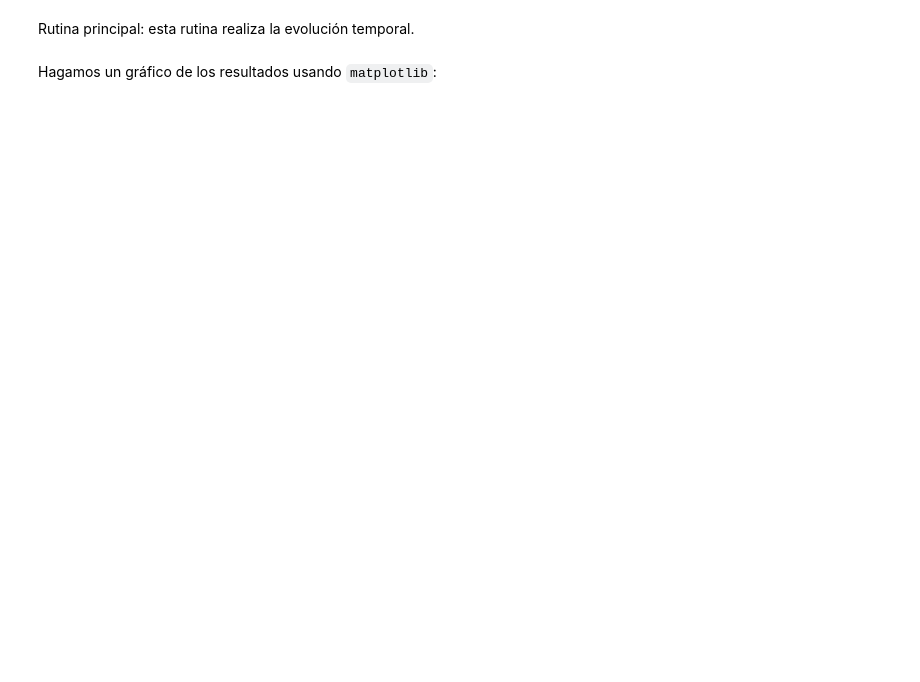
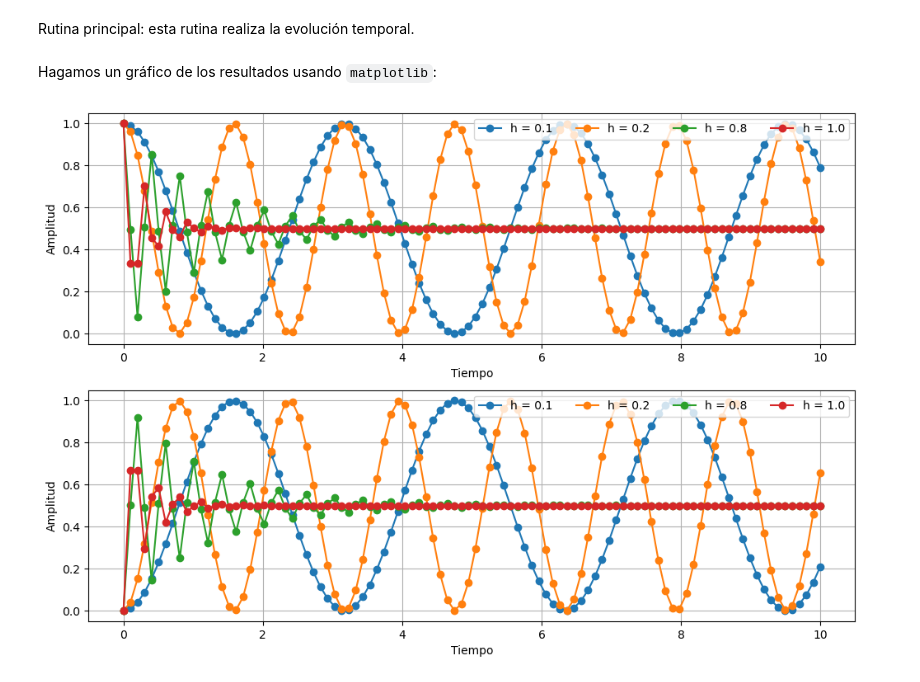
Before and after one commit to HernanBC/LabsComputacional, a Jupyter notebook: lab2/dynamics.ipynb, the cells around one changed output. Cells and saved outputs as stored; diff of their text form; code cells hidden in the pictures; blank space fills up the shorter version.

```diff
--- a/lab2/dynamics.ipynb
+++ b/lab2/dynamics.ipynb
@@ -159,6 +159,7 @@ Note que dicha función genera un arreglo con valores temporales homogéneos. Cu
 # %%
 # Su código aquí
 # Utilice el nombre "h" para la variable que contiene el paso temporal
+h = 0.1
 # %% [markdown]
 Ahora creamos una rutina para realizar la evolución temporal. Primero, necesitamos una copia del operador que representa el estado inicial. Esto se puede hacer con el método `copy()` del módulo `numpy`:
 # %%
@@ -199,0 +199,50 @@ import matplotlib.pyplot as plt
+# %%
+h_list = [0.1, 0.2, 0.8, 1.0]
+
+stateQuant00_list = np.zeros((len(h_list),times.size))
+
+stateQuant11_list = np.zeros((len(h_list),times.size))
+# %%
+for i in range(len(h_list)):
+	yInit = yCopy
+	for tt in range(times.size):
+
+		stateQuant00_list[i][tt] = yInit[0,0]
+		stateQuant11_list[i][tt] = yInit[1,1]
+
+		yN = rk4(dyn_generator,oOper,yInit,h_list[i])
+
+		yInit = yN
+# %%
+import matplotlib.pyplot as plt
+
+# Código aquí ->
+# Juegue con el valor de h para probar que utilizando valores grandes de h la dinámica se vuelve inestable
+
+fig, ax = plt.subplots(2,1 , figsize = (12,8))
+
+# Grafica del estado |00>
+for i in range(len(h_list)):
+
+	ax[0].plot(times, stateQuant00_list[i], '-o',label = f"h = {h_list[i]}")
+
+ax[0].set_ylabel("Amplitud")
+ax[0].set_xlabel("Tiempo")
+ax[0].grid()
+
+ax[0].legend(loc = "upper right" , ncol= 4)
+
+# Grafica del estado |11>
+for i in range(len(h_list)):
+
+	ax[1].plot(times, stateQuant11_list[i],  '-o', label = f"h = {h_list[i]}")
+
+ax[1].set_ylabel("Amplitud")
+ax[1].set_xlabel("Tiempo")
+ax[1].grid()
+
+ax[1].legend(loc = "upper right",ncol = 4)
+
+plt.savefig("integracion_hv.jpg")
+# %% [output]
+[figure, added]
```
Also changed, not shown: parts of 5 cells of this notebook, 1 other file.
